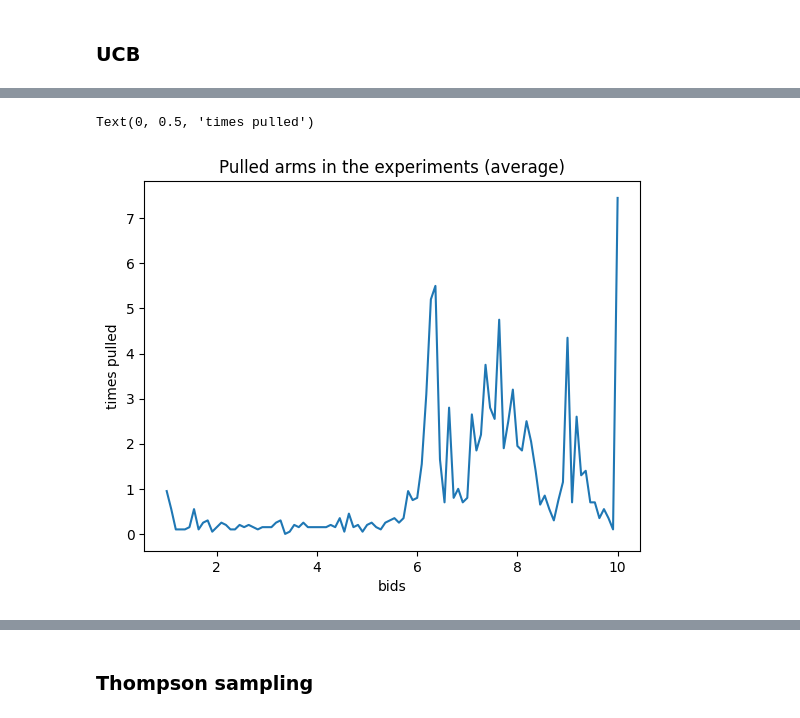
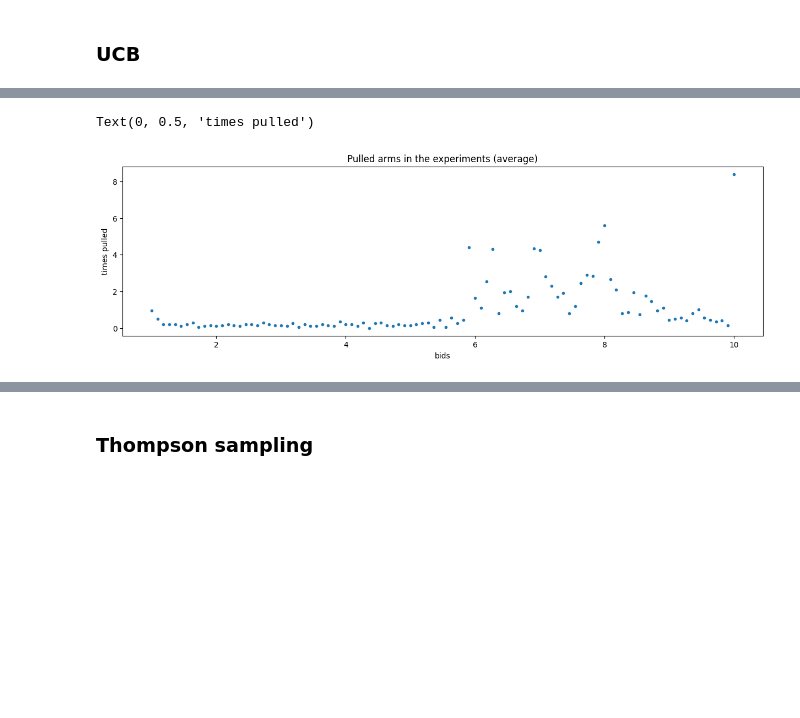
Before and after one commit to ossama-eloukili/Online-Learning-Applications-Project, a Jupyter notebook: bySTEPS.ipynb, the cells around one changed output, grey strips where cells are left out. Saved outputs shown, nothing was run; the diff lists cells and outputs as text; code cells hidden in the pictures; blank space fills up the shorter version.

```diff
--- a/bySTEPS.ipynb
+++ b/bySTEPS.ipynb
@@ -220,7 +224,6 @@ class Custom_TS_Learner(Binomial_TS_Learner):
 # %%
 F1 = 0
 F2 = 0
-v = 3
 def click_f(bid):
     bid_0 = 2
     bid_1 = 6
@@ -231,8 +234,6 @@ def click_f(bid):
     # elif bid < bid_1:
     #     return n_max * (bid - bid_0)/(bid_1-bid_0)
     # return n_max
-
-
     return (bid < bid_1) * (bid > bid_0) * (bid - bid_0)/(bid_1-bid_0) * max_clicks + (bid >= bid_1) * max_clicks
 
 
@@ -246,7 +247,7 @@ def conversion_rate_f(price):
 def conversion_rate_f(price):
     return np.exp(-price)
 
-C1 = UserClass(F1, F2, v, click_f, cost_f, conversion_rate_f)
+C1 = UserClass(F1, F2, click_f, cost_f, conversion_rate_f)
 # %%
 plt.figure(figsize=(14,4))
 
@@ -295,13 +299,12 @@ opt = n_daily_clicks * C1.conversion_rate_function(prices[opt_arm]) * margin - c
 # %%
 ## UCB learner
 
-n_experiments = 1000
 ucb_rewards_per_experiment = []
 
 for e in range(0, n_experiments):
     # print(f'{e/n_experiments*100}%')
 
-    env = Environment(n_arms, prices, C1)
+    env = PricingEnvironment(prices, C1)
     ucb_learner = Custom_UCB_Learner(n_arms,n_daily_clicks)
 
     rewards_single_experiment = []
@@ -318,13 +321,12 @@ for e in range(0, n_experiments):
 # %%
 ## TS learner
 
-n_experiments = 1000
 ts_rewards_per_experiment = []
 
 for e in range(0, n_experiments):
     # print(f'{e/n_experiments*100}%')
 
-    env = Environment(n_arms, prices, C1)
+    env = PricingEnvironment(prices, C1)
     ts_learner = Custom_TS_Learner(n_arms,n_daily_clicks)
 
     rewards_single_experiment = []
@@ -606,7 +622,6 @@ class Custom_GPTS_Learner(Learner):
 # %%
 F1 = 0
 F2 = 0
-v = 3
 def click_f(bid):
     bid_0 = 2
     bid_1 = 6
@@ -632,7 +647,7 @@ def conversion_rate_f(price):
 def conversion_rate_f(price):
     return np.exp(-price)
 
-C1 = UserClass(F1, F2, v, click_f, cost_f, conversion_rate_f)
+C1 = UserClass(F1, F2, click_f, cost_f, conversion_rate_f)
 # %%
 plt.figure(figsize=(14,4))
 
@@ -798,13 +819,13 @@ plt.legend()
 # plt.legend(["UCB"])
 # %%
-plt.figure()
+plt.figure(figsize=(15,4))
 plt.title("Pulled arms in the experiments (average)")
-plt.plot(bids, gpucb_pulled_arms_counter)
+plt.plot(bids, gpucb_pulled_arms_counter, '.', color = "C0")
 plt.xlabel("bids")
 plt.ylabel("times pulled")
 # %% [output]
 Text(0, 0.5, 'times pulled')
-[figure, old version]
+[figure, new version]
 # %%
 std_inst = np.std(gpucb_rewards_per_experiment, axis = 0)/np.sqrt(n_experiments)
 std_cum = np.std(np.cumsum(gpucb_rewards_per_experiment, axis = 1), axis = 0)/np.sqrt(n_experiments)
```
Also changed, not shown: parts of 21 cells of this notebook.
